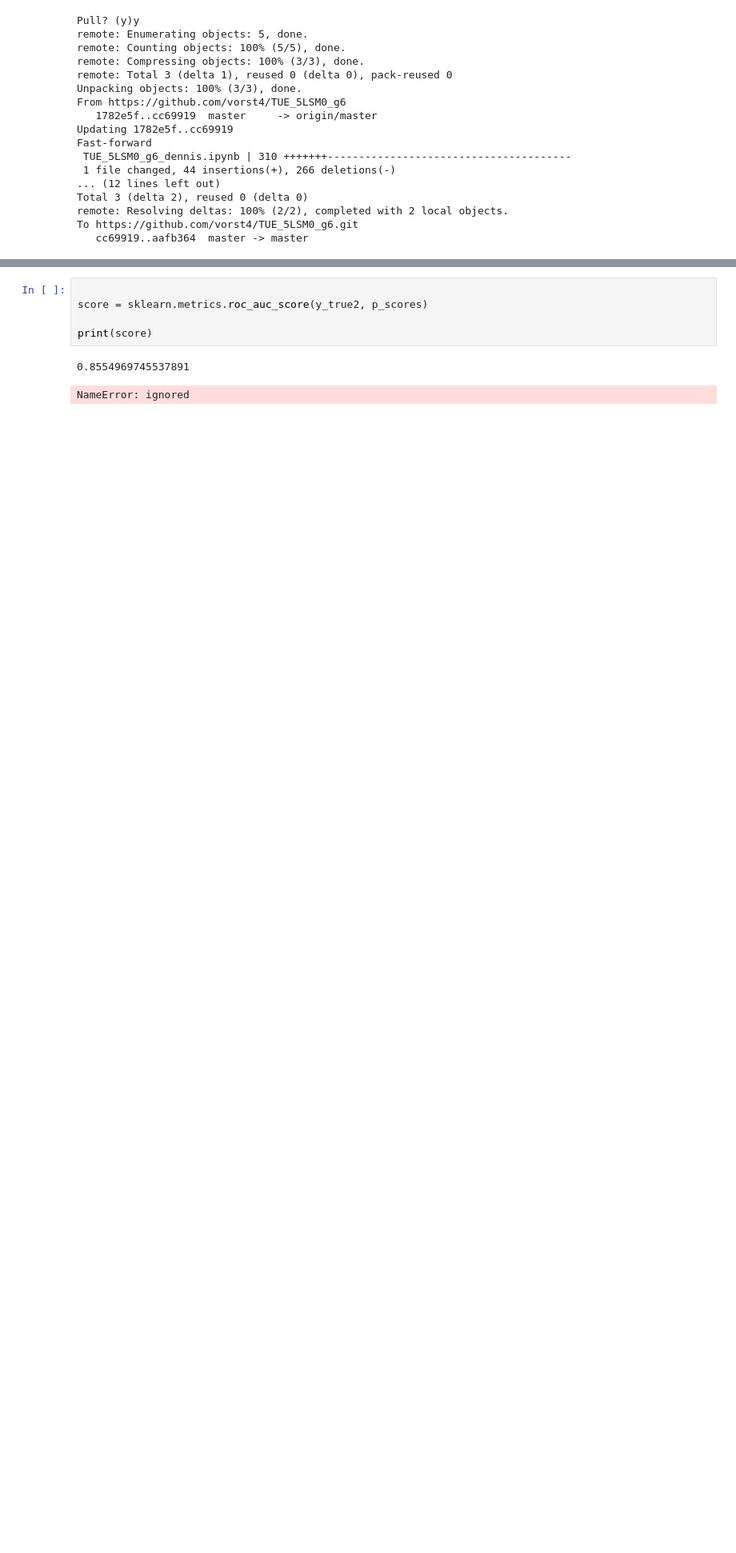
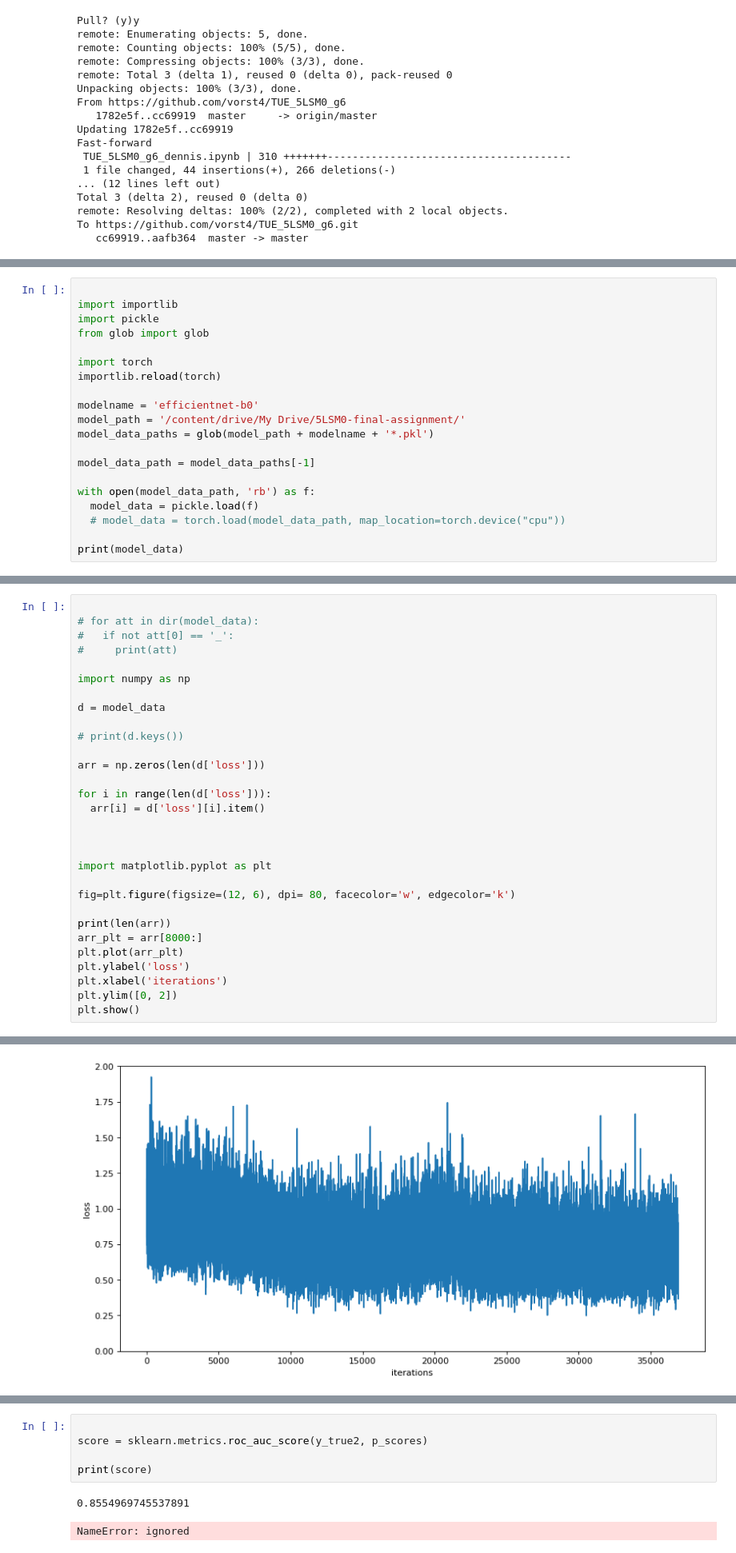
Before and after one commit to vorst4/TUE_5LSM0_g6, a Jupyter notebook: TUE_5LSM0_g6_dennis.ipynb, the cells around one changed output, grey strips where cells are left out. Shown at 80% size. Cells and saved outputs as stored; diff of their text form; blank space fills up the shorter version.

```diff
--- a/TUE_5LSM0_g6_dennis.ipynb
+++ b/TUE_5LSM0_g6_dennis.ipynb
@@ -315,0 +340,20 @@ Generated heatmap of random image. heatmap nv is the correct one
+# %%
+
+import importlib
+import pickle
+from glob import glob
+
+import torch
+importlib.reload(torch)
+
+modelname = 'efficientnet-b0'
+model_path = '/content/drive/My Drive/5LSM0-final-assignment/'
+model_data_paths = glob(model_path + modelname + '*.pkl')
+
+model_data_path = model_data_paths[-1]
+
+with open(model_data_path, 'rb') as f:
+  model_data = pickle.load(f)
+  # model_data = torch.load(model_data_path, map_location=torch.device("cpu"))
+
+print(model_data)
@@ -315,0 +362,31 @@ Generated heatmap of random image. heatmap nv is the correct one
+# %%
+
+# for att in dir(model_data):
+#   if not att[0] == '_':
+#     print(att)
+
+import numpy as np
+
+d = model_data
+
+# print(d.keys())
+
+arr = np.zeros(len(d['loss']))
+
+for i in range(len(d['loss'])):
+  arr[i] = d['loss'][i].item()
+
+
+
+import matplotlib.pyplot as plt
+
+fig=plt.figure(figsize=(12, 6), dpi= 80, facecolor='w', edgecolor='k')
+
+print(len(arr))
+arr_plt = arr[8000:]
+plt.plot(arr_plt)
+plt.ylabel('loss')
+plt.xlabel('iterations')
+plt.ylim([0, 2])
+plt.show()
+# %% [output]
@@ -315,0 +394 @@ Generated heatmap of random image. heatmap nv is the correct one
+[figure, added]
```
Also changed, not shown: parts of 6 cells of this notebook.
